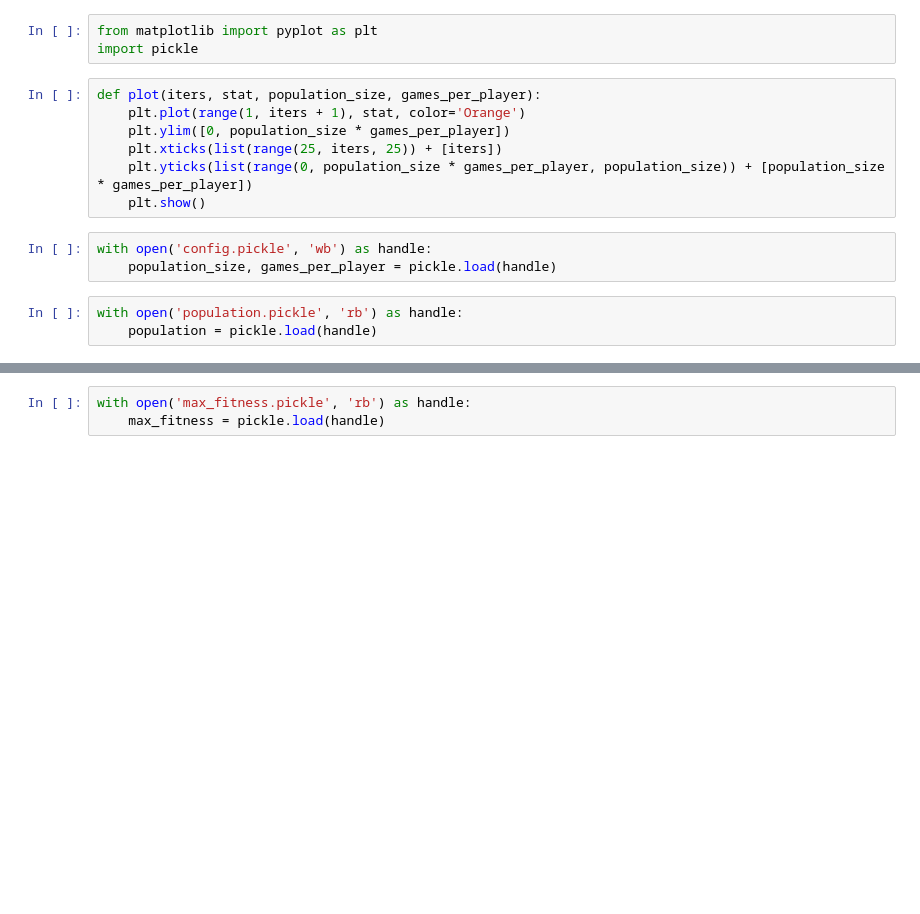
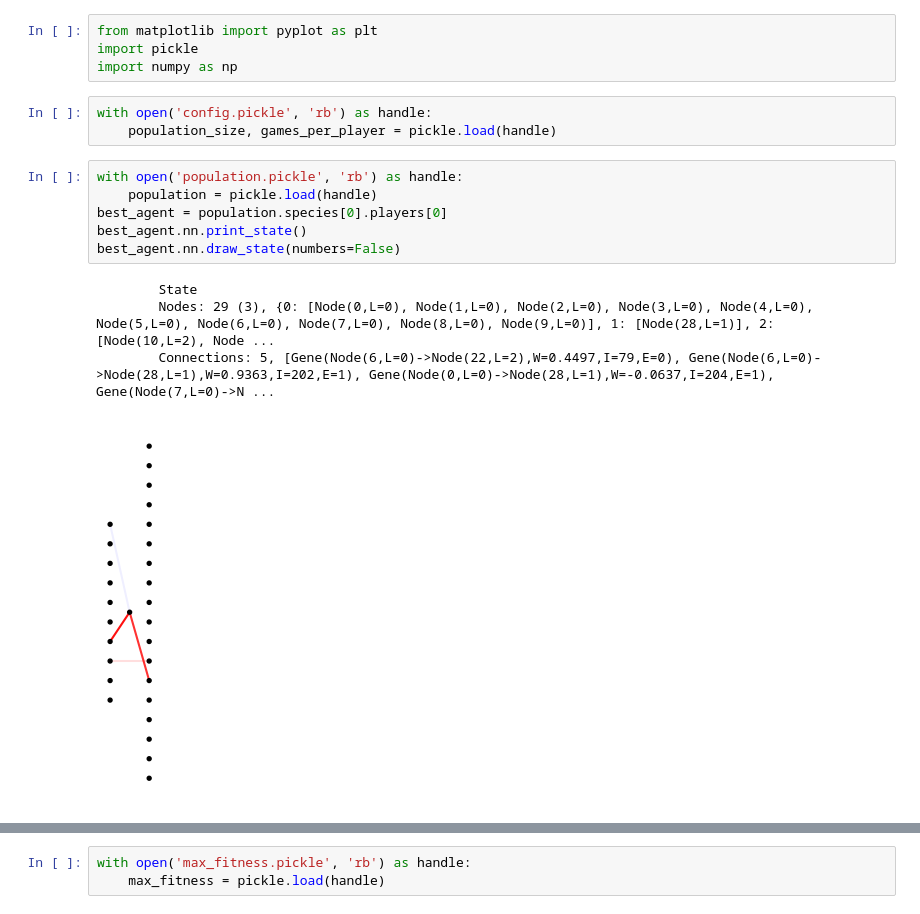
Before and after one commit to drewcurran/COS398_NEAT, a Jupyter notebook: catan_stats.ipynb, the cells around one changed output, grey strips where cells are left out. Drawn from its saved outputs; the diff is of its cells as text; blank space fills up the shorter version.

```diff
--- a/catan_stats.ipynb
+++ b/catan_stats.ipynb
@@ -1,19 +1,21 @@
 # %%
 from matplotlib import pyplot as plt
 import pickle
+import numpy as np
-# %%
-def plot(iters, stat, population_size, games_per_player):
-    plt.plot(range(1, iters + 1), stat, color='Orange')
-    plt.ylim([0, population_size * games_per_player])
-    plt.xticks(list(range(25, iters, 25)) + [iters])
-    plt.yticks(list(range(0, population_size * games_per_player, population_size)) + [population_size * games_per_player])
-    plt.show()
 # %%
-with open('config.pickle', 'wb') as handle:
+with open('config.pickle', 'rb') as handle:
     population_size, games_per_player = pickle.load(handle)
 # %%
 with open('population.pickle', 'rb') as handle:
     population = pickle.load(handle)
+best_agent = population.species[0].players[0]
+best_agent.nn.print_state()
+best_agent.nn.draw_state(numbers=False)
+# %% [output]
+        State
+        Nodes: 29 (3), {0: [Node(0,L=0), Node(1,L=0), Node(2,L=0), Node(3,L=0), Node(4,L=0), Node(5,L=0), Node(6,L=0), Node(7,L=0), Node(8,L=0), Node(9,L=0)], 1: [Node(28,L=1)], 2: [Node(10,L=2), Node ...
+        Connections: 5, [Gene(Node(6,L=0)->Node(22,L=2),W=0.4497,I=79,E=0), Gene(Node(6,L=0)->Node(28,L=1),W=0.9363,I=202,E=1), Gene(Node(0,L=0)->Node(28,L=1),W=-0.0637,I=204,E=1), Gene(Node(7,L=0)->N ...
+[figure, added]
 # %%
 with open('agent_wins.pickle', 'rb') as handle:
     agent_wins = pickle.load(handle)
```
Also changed, not shown: parts of 4 cells of this notebook, 8 other files.
